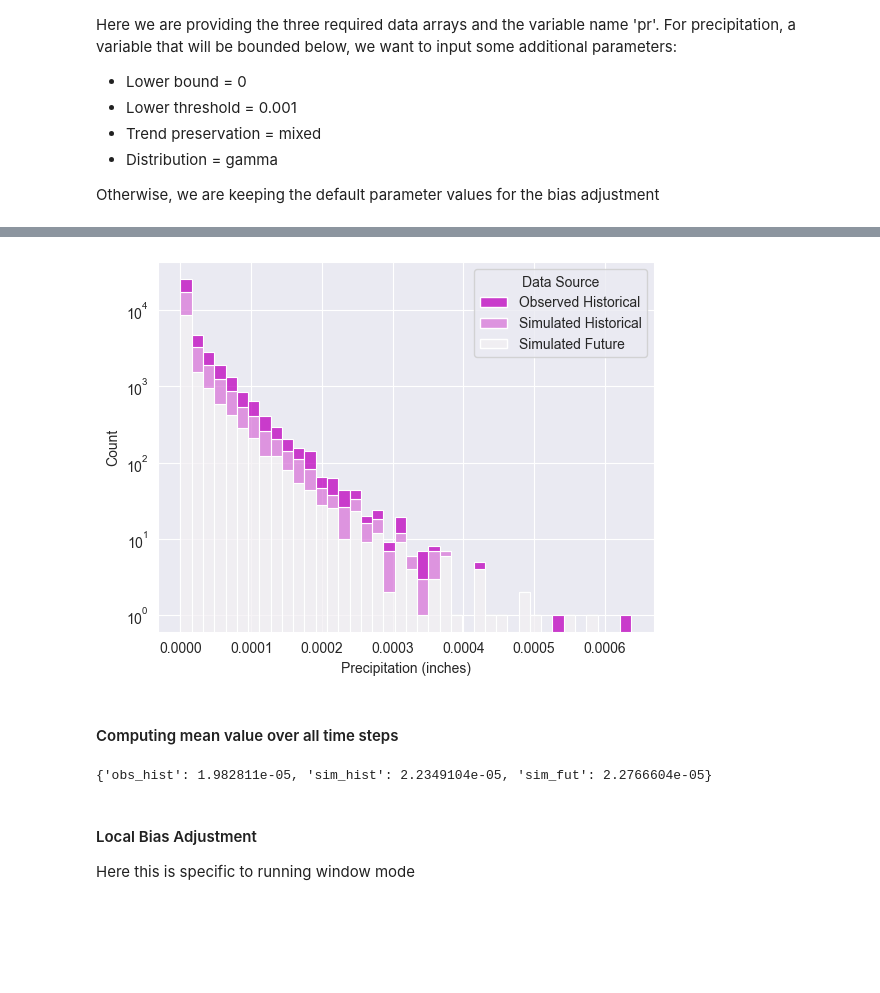
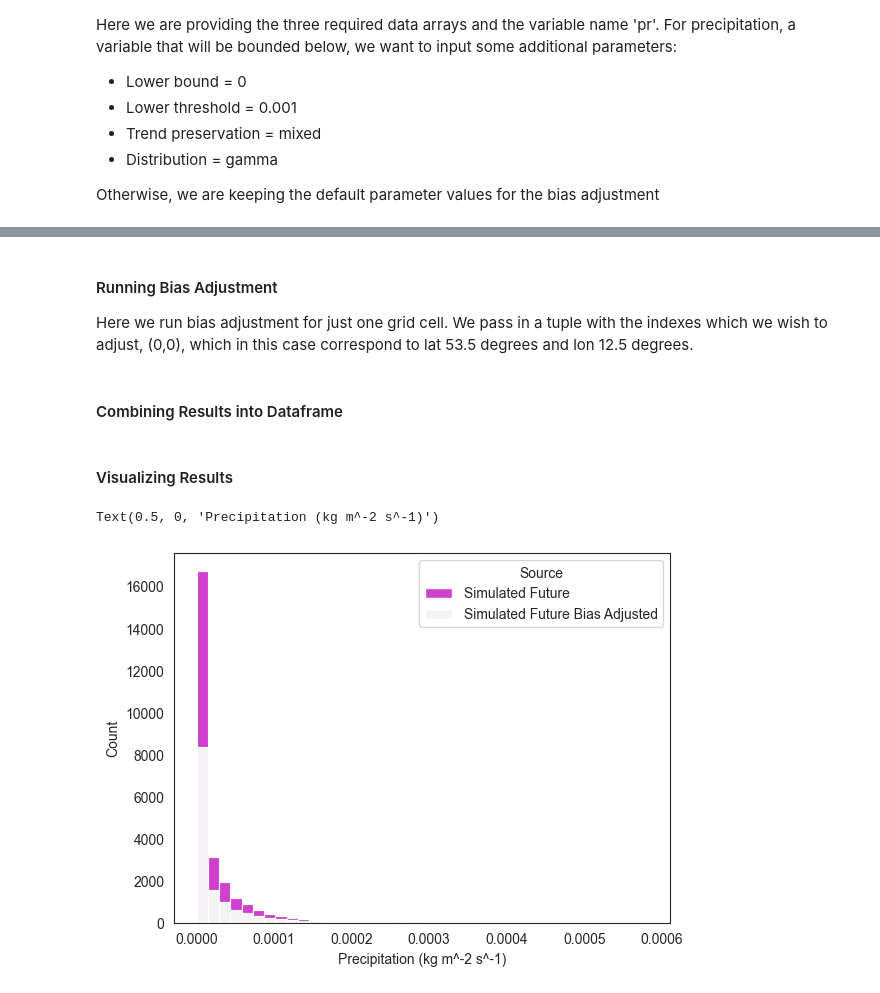
Before and after one commit to JGCRI/basd, a Jupyter notebook: notebooks/quickstarter.ipynb, the cells around one changed output, grey strips where cells are left out. Drawn from its saved outputs; the diff is of its cells as text; code cells hidden in the pictures; blank space fills up the shorter version.

Commit message:
Goes through bias adjustment in one location and visualization of results

```diff
--- a/notebooks/quickstarter.ipynb
+++ b/notebooks/quickstarter.ipynb
@@ -143,31 +58,26 @@ df = pd.concat([ohdf,shdf,sfdf], ignore_index=True)
+# %% [markdown]
+#### Running Bias Adjustment
+Here we run bias adjustment for just one grid cell. We pass in a tuple with the indexes which we wish to adjust, (0,0), which in this case correspond to lat 53.5 degrees and lon 12.5 degrees.
+# %%
+loc = tuple([0, 0])
+sim_fut_ba_loc = ba.adjust_bias_one_location(loc)
+# %% [markdown]
+#### Combining Results into Dataframe
+# %%
+sim_fut_loc = ba.sim_fut[ba.variable][loc]
+sfba_df = sim_fut_loc.to_dataframe().reset_index()
+sf_df = sim_fut_loc.to_dataframe().reset_index()
+sfba_df['Source'] = 'Simulated Future Bias Adjusted'
+sf_df['Source'] = 'Simulated Future'
+plot_data = pd.concat([sf_df, sfba_df], ignore_index=True)
+# %% [markdown]
+#### Visualizing Results
 # %%
-plot_data = df[(df['lon'] == 12.5) & (df['lat'] == 53.5)]
-
-p = sns.histplot(data=plot_data, x='pr', hue='group',
-              multiple='stack', palette="light:m_r", bins = 40 )
-p.set_yscale('log')
-p.set_xlabel('Precipitation (inches)')
-p.get_legend().set_title('Data Source')
-plt.show()
+sns.set_style(style='white')
+p = sns.histplot(data=plot_data, x = 'pr', hue = 'Source', bins = 40,
+                 multiple='stack', palette="light:m_r" )
+#p.set_yscale('log')
+p.set_xlabel('Precipitation (kg m^-2 s^-1)')
 # %% [output]
+Text(0.5, 0, 'Precipitation (kg m^-2 s^-1)')
-[figure, old version]
+[figure, new version]
-# %% [markdown]
-#### Computing mean value over all time steps
-# %%
-long_term_mean = {
-    'obs_hist': basd.average_valid_values( obs_hist_loc.values, np.nan,
-                                           ba.lower_bound, ba.lower_threshold,
-                                           ba.upper_bound, ba.upper_threshold),
-    'sim_hist': basd.average_valid_values( sim_hist_loc.values, np.nan,
-                                           ba.lower_bound, ba.lower_threshold,
-                                           ba.upper_bound, ba.upper_threshold),
-    'sim_fut': basd.average_valid_values( sim_fut_loc.values, np.nan,
-                                          ba.lower_bound, ba.lower_threshold,
-                                          ba.upper_bound, ba.upper_threshold)
-}
-long_term_mean
-# %% [output]
-{'obs_hist': 1.982811e-05, 'sim_hist': 2.2349104e-05, 'sim_fut': 2.2766604e-05}
-# %% [markdown]
-#### Local Bias Adjustment
-Here this is specific to running window mode
```
Also changed, not shown: parts of 13 cells of this notebook.
